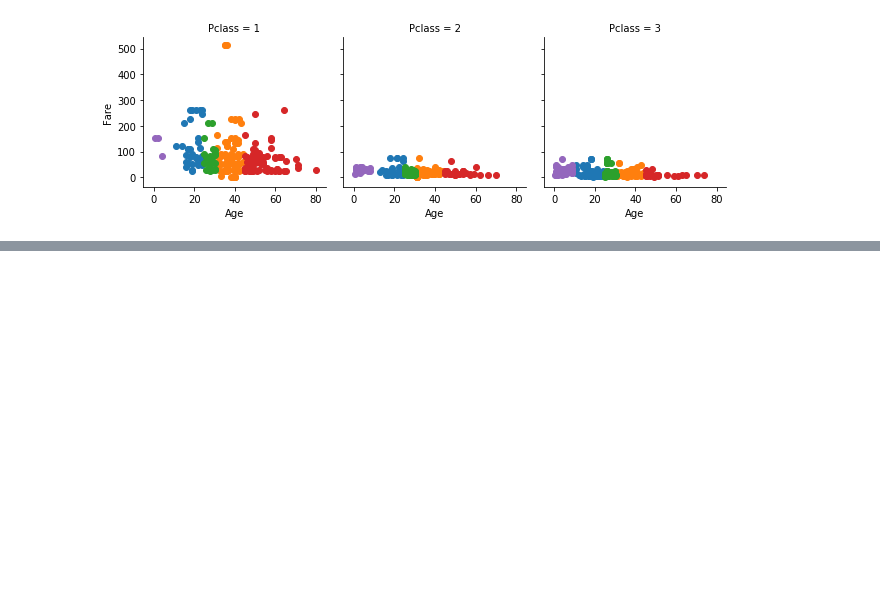
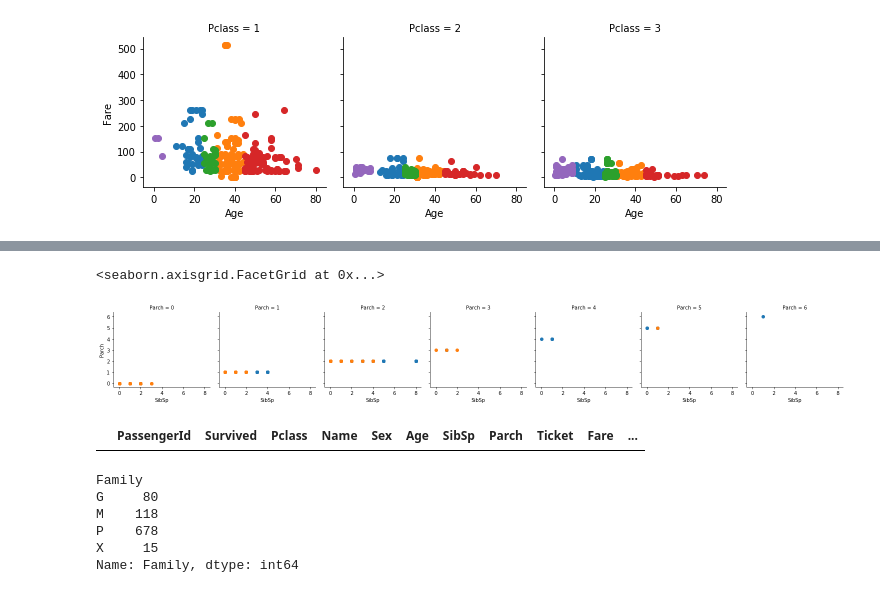
Before and after one commit to Pantoja87/Titanic-Disaster, a Jupyter notebook: TITANIC.ipynb, the cells around one changed output, grey strips where cells are left out. Saved outputs shown, nothing was run; the diff lists cells and outputs as text; code cells hidden in the pictures; blank space fills up the shorter version.

```diff
--- a/TITANIC.ipynb
+++ b/TITANIC.ipynb
@@ -562,0 +600,6 @@ g.map (plt.scatter, "Age",'Fare')
+# %%
+g = sns.FacetGrid (train_csv, col = "Parch", hue='Survived')
+g.map (plt.scatter, "SibSp",'Parch')
+# %% [output]
+<seaborn.axisgrid.FacetGrid at 0x...>
+[figure, added]
@@ -562,0 +611,13 @@ g.map (plt.scatter, "Age",'Fare')
+# %%
+train_csv[train_csv.Family.isna()]
+# %% [output]
+|  | PassengerId | Survived | Pclass | Name | Sex | Age | SibSp | Parch | Ticket | Fare | ... |
+# %%
+train_csv.groupby('Family').Family.count()
+# %% [output]
+Family
+G     80
+M    118
+P    678
+X     15
+Name: Family, dtype: int64
```
Also changed, not shown: parts of 22 cells of this notebook.
